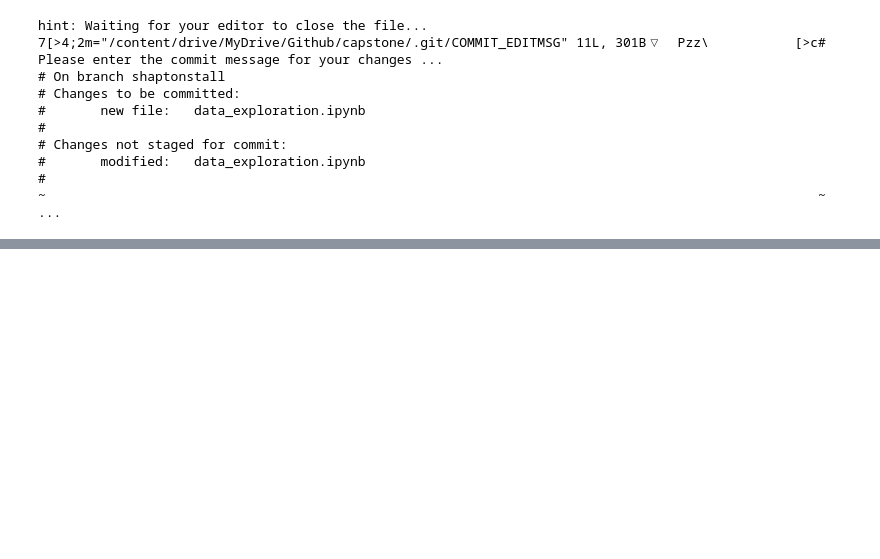
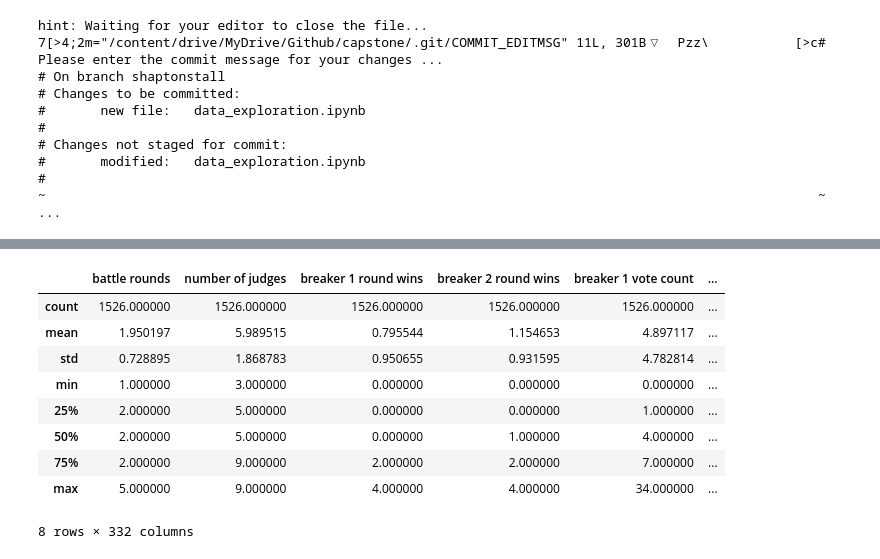
Before and after one commit to smahnke17/capstone, a Jupyter notebook: data_exploration.ipynb, the cells around one changed output, grey strips where cells are left out. Cells and saved outputs as stored; diff of their text form; code cells hidden in the pictures; blank space fills up the shorter version.

```diff
--- a/data_exploration.ipynb
+++ b/data_exploration.ipynb
@@ -47,0 +56,5 @@ hint: Waiting for your editor to close the file... 7[>4;2m="/content/drive/MyDri
+# %%
+excel_file = 'Webscraping.xlsx'
+
+# Load all sheets into a dictionary of DataFrames
+webscraping = pd.read_excel('Webscraping.xlsx', sheet_name=None)
@@ -47,0 +65,5 @@ hint: Waiting for your editor to close the file... 7[>4;2m="/content/drive/MyDri
+# %%
+trivium=webscraping['Battles Trivium']
+trivium.rename(columns={'Unnamed: 0':'Event', 'Unnamed: 1': 'Category'}, inplace=True)
+trivium[['Event', 'Category']]= trivium[['Event', 'Category']].fillna(method='ffill')
+trivium.head(2)
@@ -47,0 +75,13 @@ hint: Waiting for your editor to close the file... 7[>4;2m="/content/drive/MyDri
+# %%
+trivium.describe()
+# %% [output]
+|  | battle rounds | number of judges | breaker 1 round wins | breaker 2 round wins | breaker 1 vote count | ... |
+| count | 1526.000000 | 1526.000000 | 1526.000000 | 1526.000000 | 1526.000000 | ... |
+| mean | 1.950197 | 5.989515 | 0.795544 | 1.154653 | 4.897117 | ... |
+| std | 0.728895 | 1.868783 | 0.950655 | 0.931595 | 4.782814 | ... |
+| min | 1.000000 | 3.000000 | 0.000000 | 0.000000 | 0.000000 | ... |
+| 25% | 2.000000 | 5.000000 | 0.000000 | 0.000000 | 1.000000 | ... |
+| 50% | 2.000000 | 5.000000 | 0.000000 | 1.000000 | 4.000000 | ... |
+| 75% | 2.000000 | 9.000000 | 2.000000 | 2.000000 | 7.000000 | ... |
+| max | 5.000000 | 9.000000 | 4.000000 | 4.000000 | 34.000000 | ... |
+8 rows × 332 columns
```
Also changed, not shown: parts of 7 cells of this notebook.
